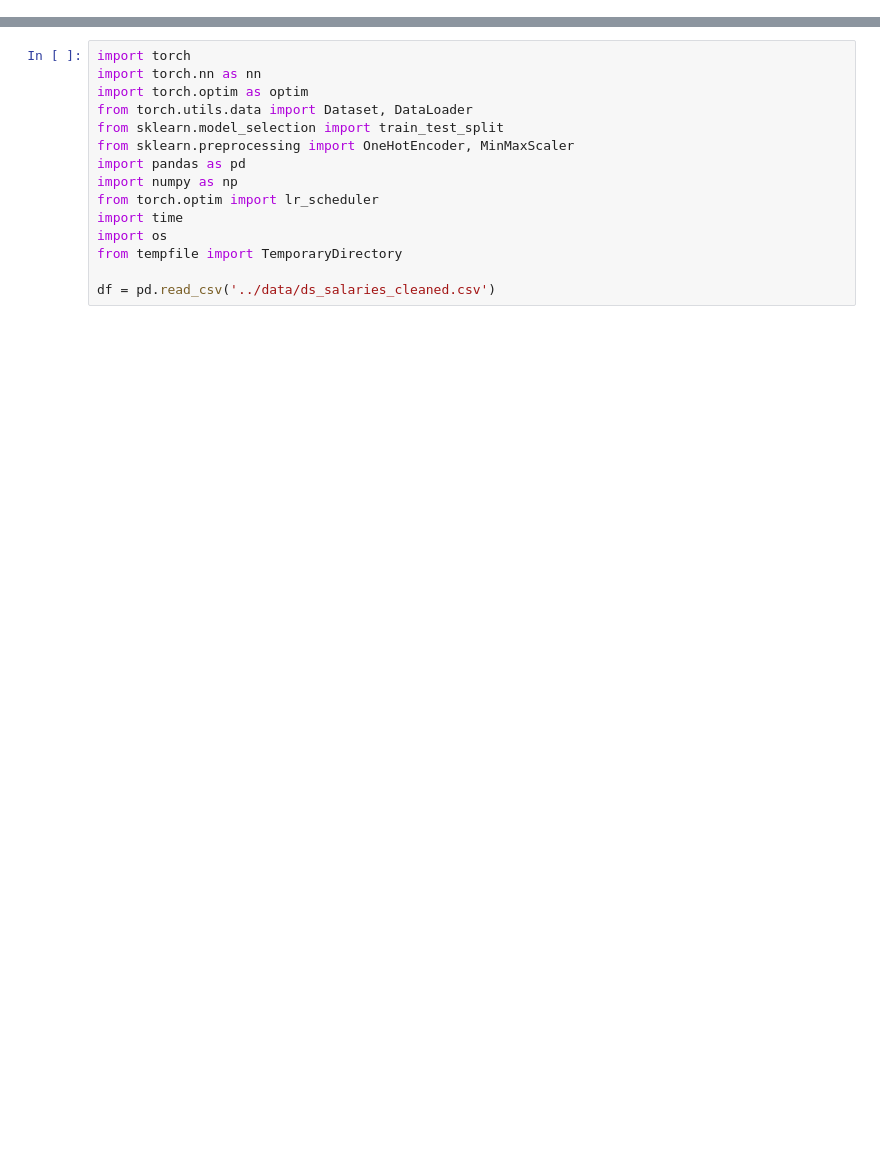
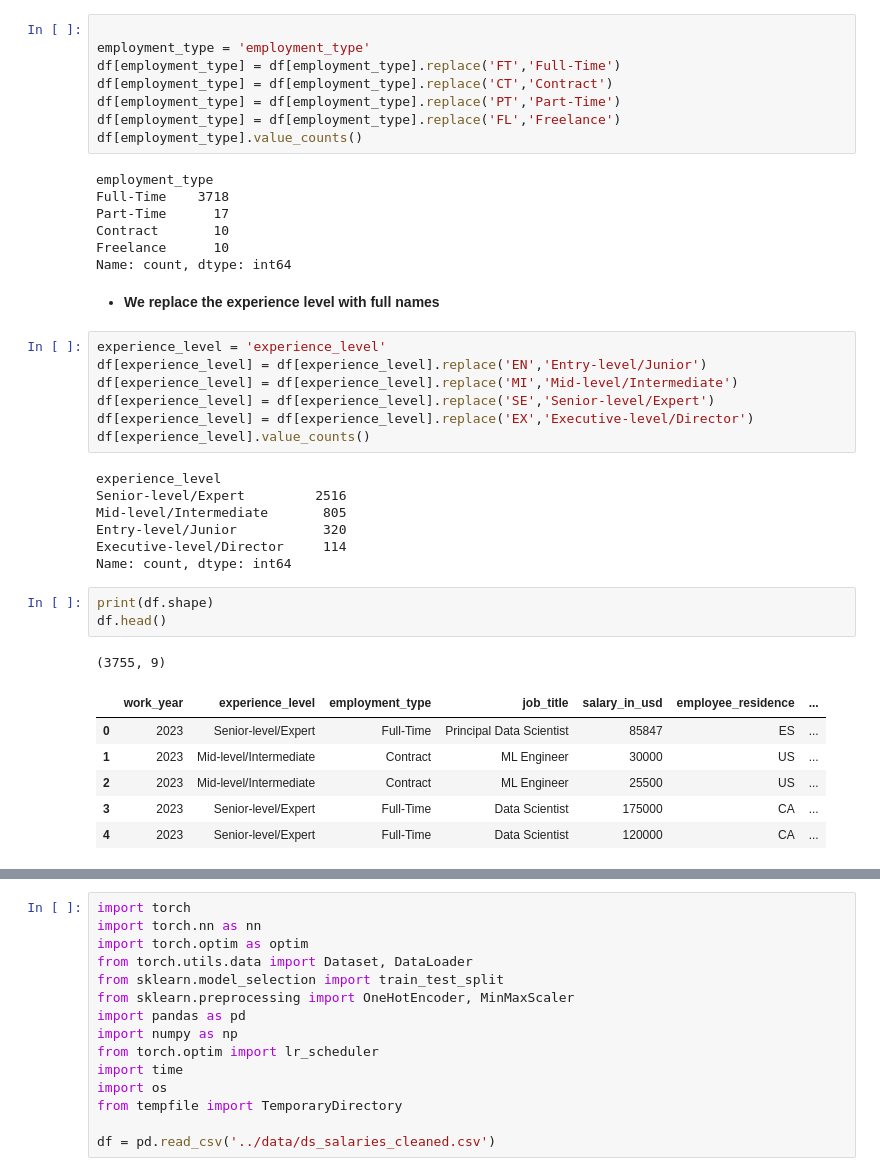
Before and after one commit to ShannonHung/ITPM, a Jupyter notebook: Code/6-ML-Data-Preparation.ipynb, the cells around one changed output, grey strips where cells are left out. Cells and saved outputs as stored; diff of their text form; blank space fills up the shorter version.

```diff
--- a/Code/6-ML-Data-Preparation.ipynb
+++ b/Code/6-ML-Data-Preparation.ipynb
@@ -0,0 +45,42 @@
+# %%
+
+employment_type = 'employment_type'
+df[employment_type] = df[employment_type].replace('FT','Full-Time')
+df[employment_type] = df[employment_type].replace('CT','Contract')
+df[employment_type] = df[employment_type].replace('PT','Part-Time')
+df[employment_type] = df[employment_type].replace('FL','Freelance')
+df[employment_type].value_counts()
+# %% [output]
+employment_type
+Full-Time    3718
+Part-Time      17
+Contract       10
+Freelance      10
+Name: count, dtype: int64
+# %% [markdown]
+- **We replace the experience level with full names**
+# %%
+experience_level = 'experience_level'
+df[experience_level] = df[experience_level].replace('EN','Entry-level/Junior')
+df[experience_level] = df[experience_level].replace('MI','Mid-level/Intermediate')
+df[experience_level] = df[experience_level].replace('SE','Senior-level/Expert')
+df[experience_level] = df[experience_level].replace('EX','Executive-level/Director')
+df[experience_level].value_counts()
+# %% [output]
+experience_level
+Senior-level/Expert         2516
+Mid-level/Intermediate       805
+Entry-level/Junior           320
+Executive-level/Director     114
+Name: count, dtype: int64
+# %%
+print(df.shape)
+df.head()
+# %% [output]
+(3755, 9)
+|  | work_year | experience_level | employment_type | job_title | salary_in_usd | employee_residence | ... |
+| 0 | 2023 | Senior-level/Expert | Full-Time | Principal Data Scientist | 85847 | ES | ... |
+| 1 | 2023 | Mid-level/Intermediate | Contract | ML Engineer | 30000 | US | ... |
+| 2 | 2023 | Mid-level/Intermediate | Contract | ML Engineer | 25500 | US | ... |
+| 3 | 2023 | Senior-level/Expert | Full-Time | Data Scientist | 175000 | CA | ... |
+| 4 | 2023 | Senior-level/Expert | Full-Time | Data Scientist | 120000 | CA | ... |
```
Also changed, not shown: parts of 21 cells of this notebook, 1 other file.
